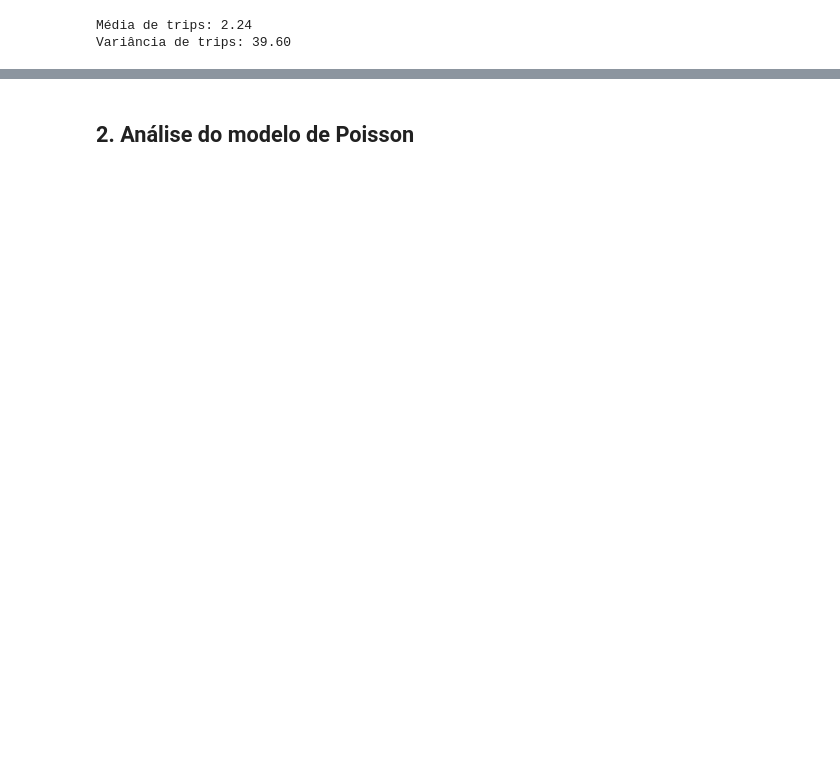
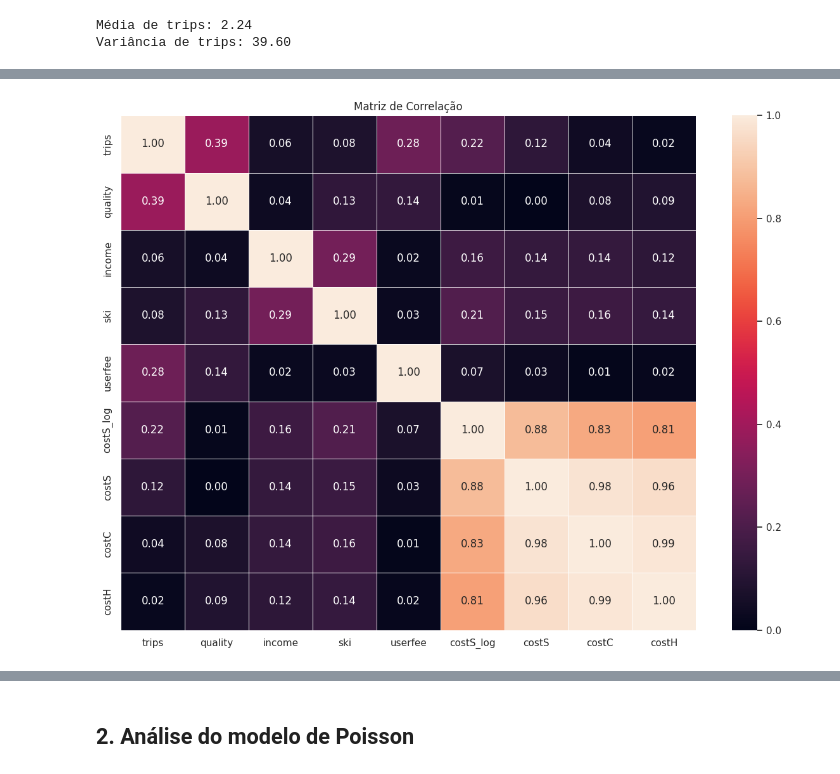
Before and after one commit to scrocha/modelagem-estatistica-A2, a Jupyter notebook: trabalho.ipynb, the cells around one changed output, grey strips where cells are left out. Saved outputs shown, nothing was run; the diff lists cells and outputs as text; code cells hidden in the pictures; blank space fills up the shorter version.

```diff
--- a/trabalho.ipynb
+++ b/trabalho.ipynb
@@ -544,0 +259,35 @@ Name: trips, dtype: float64
+# %%
+plt.figure(figsize=(12, 9))
+
+cols = [
+    "trips",
+    "quality",
+    "income",
+    "ski",
+    "userfee",
+    "costS_log",
+    "costS",
+    "costC",
+    "costH",
+]
+data_correlation
+
+sns.set_style(style="white")
+heatmap = sns.heatmap(
+    np.abs(data_correlation[cols].corr()),
+    # cmap="plasma",
+    annot=True,
+    fmt=".2f",
+    linewidths=0.5,
+    vmin=0,
+    vmax=1,
+)
+plt.title("Matriz de Correlação")
+
+plt.tight_layout()
+
+plt.savefig("images/matriz_correlacao_variaveis.png", dpi=300)
+
+plt.show()
+# %% [output]
+[figure, added]
```
Also changed, not shown: parts of 56 cells of this notebook, 4 other files.
